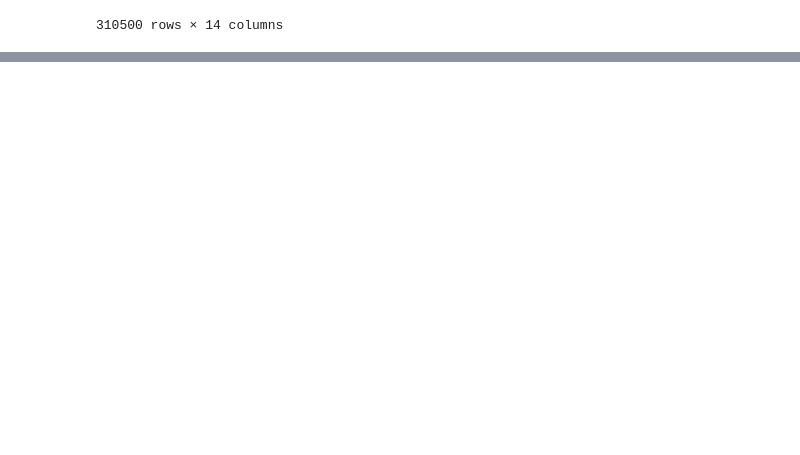
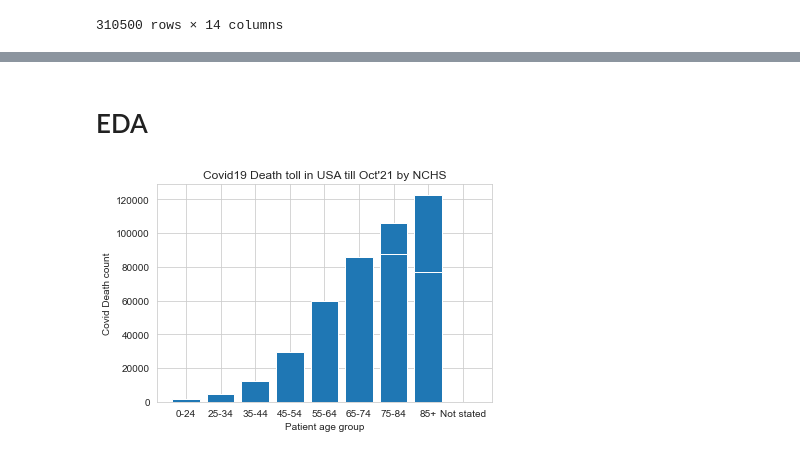
Before and after one commit to DAB103-2021/Group09, a Jupyter notebook: Project1_EDA_Group9.ipynb, the cells around one changed output, grey strips where cells are left out. Cells and saved outputs as stored; diff of their text form; code cells hidden in the pictures; blank space fills up the shorter version.

Commit message:
Update Project1_EDA_Group9.ipynb
EDA version 3

```diff
--- a/Project1_EDA_Group9.ipynb
+++ b/Project1_EDA_Group9.ipynb
@@ -66,0 +47,12 @@ covidDf_notnulls
+# %% [markdown]
+# EDA
+# %%
+DF2 = covidDf[(covidDf.aggregate_group == 'By Year') & (covidDf.state == 'United States') & (covidDf.illness_condition =='COVID-19') & (covidDf.age_group != 'All Ages') ]
+# %%
+plt.bar(DF2['age_group'],DF2['death_count'])
+plt.ylabel("Covid Death count")
+plt.xlabel("Patient age group")
+plt.title("Covid19 Death toll in USA till Oct'21 by NCHS",loc='center')
+plt.show()
+# %% [output]
+[figure, added]
```
Also changed, not shown: parts of 9 cells of this notebook.
